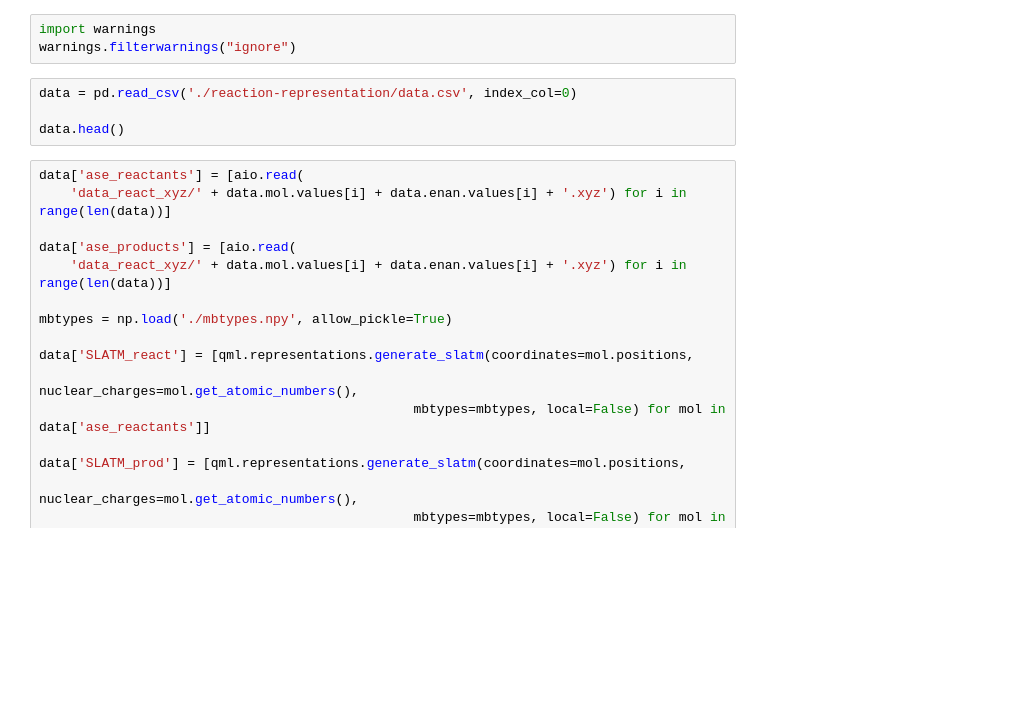
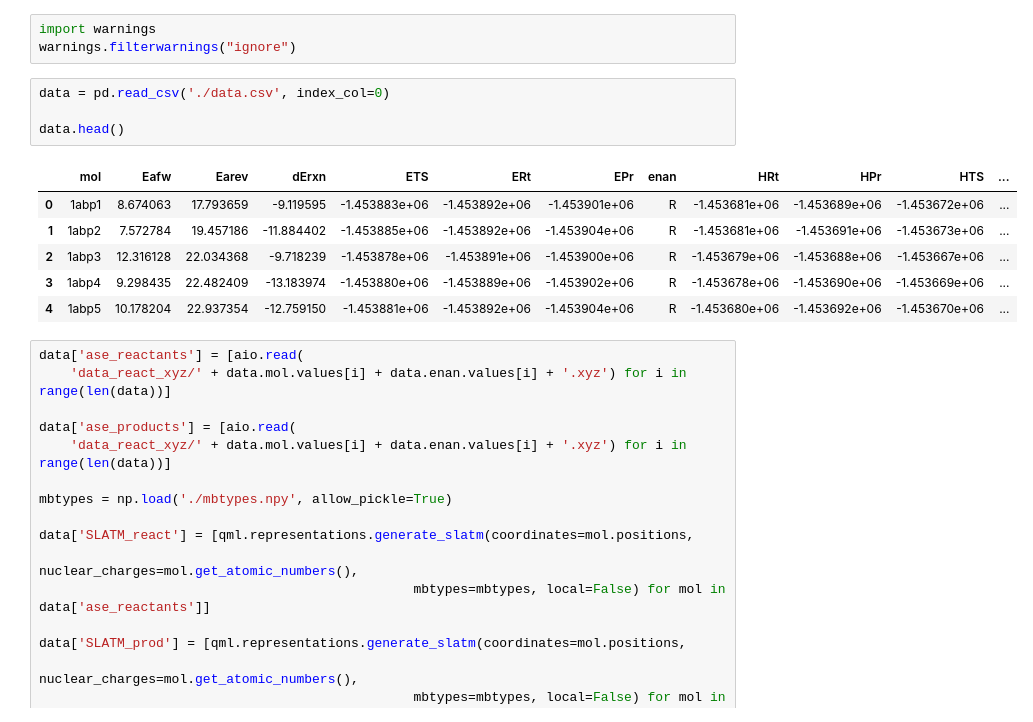
Before and after one commit to lcmd-epfl/reaction-representation, a Jupyter notebook: Dissimilarity_plots.ipynb, the cells around one changed output. Saved outputs shown, nothing was run; the diff lists cells and outputs as text; blank space fills up the shorter version.

```diff
--- a/Dissimilarity_plots.ipynb
+++ b/Dissimilarity_plots.ipynb
@@ -19,9 +19,16 @@ import copy
 import warnings
 warnings.filterwarnings("ignore")
 # %%
-data = pd.read_csv('./reaction-representation/data.csv', index_col=0)
+data = pd.read_csv('./data.csv', index_col=0)
 
 data.head()
+# %% [output]
+|  | mol | Eafw | Earev | dErxn | ETS | ERt | EPr | enan | HRt | HPr | HTS | ... |
+| 0 | 1abp1 | 8.674063 | 17.793659 | -9.119595 | -1.453883e+06 | -1.453892e+06 | -1.453901e+06 | R | -1.453681e+06 | -1.453689e+06 | -1.453672e+06 | ... |
+| 1 | 1abp2 | 7.572784 | 19.457186 | -11.884402 | -1.453885e+06 | -1.453892e+06 | -1.453904e+06 | R | -1.453681e+06 | -1.453691e+06 | -1.453673e+06 | ... |
+| 2 | 1abp3 | 12.316128 | 22.034368 | -9.718239 | -1.453878e+06 | -1.453891e+06 | -1.453900e+06 | R | -1.453679e+06 | -1.453688e+06 | -1.453667e+06 | ... |
+| 3 | 1abp4 | 9.298435 | 22.482409 | -13.183974 | -1.453880e+06 | -1.453889e+06 | -1.453902e+06 | R | -1.453678e+06 | -1.453690e+06 | -1.453669e+06 | ... |
+| 4 | 1abp5 | 10.178204 | 22.937354 | -12.759150 | -1.453881e+06 | -1.453892e+06 | -1.453904e+06 | R | -1.453680e+06 | -1.453692e+06 | -1.453670e+06 | ... |
 # %%
 data['ase_reactants'] = [aio.read(
     'data_react_xyz/' + data.mol.values[i] + data.enan.values[i] + '.xyz') for i in range(len(data))]
```
Also changed, not shown: 2 other files.
